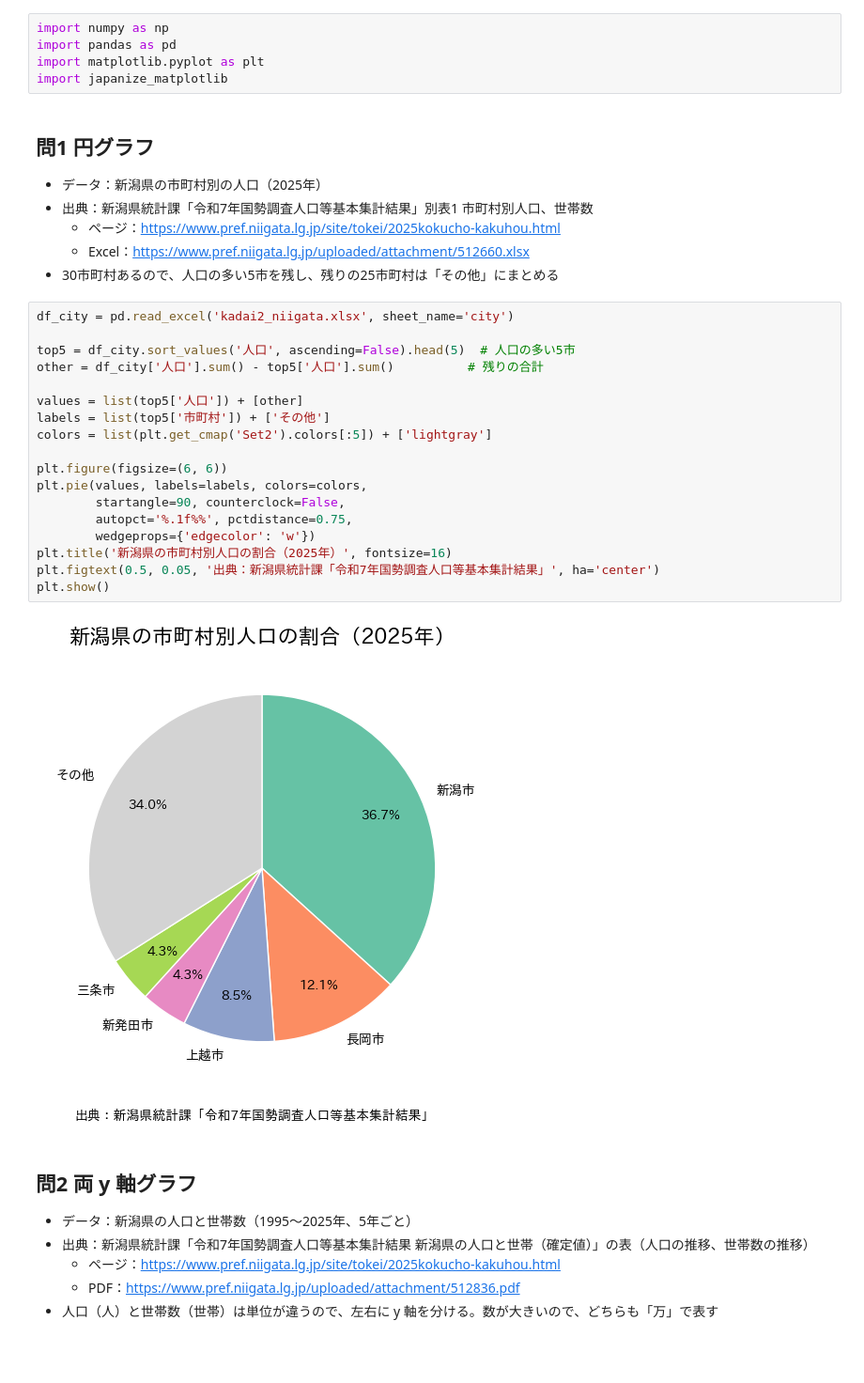
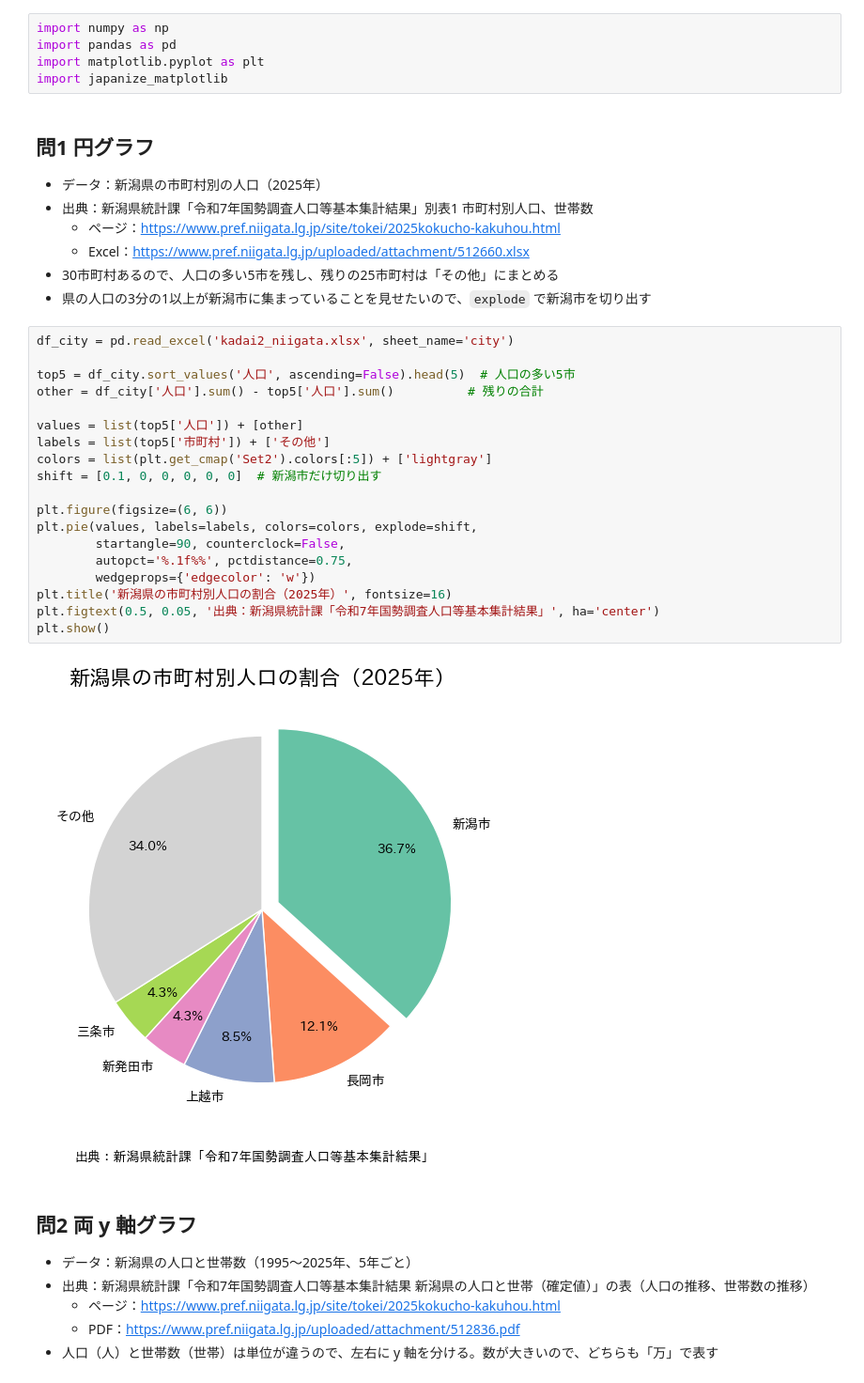
Before and after one commit to CreativeStudies-NGT/lectures, a Jupyter notebook: dsa/DSA2026_第２回課題_模範解答.ipynb, the cells around one changed output. Shown at 94% size. Cells and saved outputs as stored; diff of their text form; blank space fills up the shorter version.

Commit message:
Use explode in pie chart of DSA2026 assignment 2 model answer
Co-Authored-By: Claude Opus 5.5 <noreply@anthropic.com>

```diff
--- a/dsa/DSA2026_第２回課題_模範解答.ipynb
+++ b/dsa/DSA2026_第２回課題_模範解答.ipynb
@@ -26,26 +26,28 @@ import japanize_matplotlib
   - ページ：https://www.pref.niigata.lg.jp/site/tokei/2025kokucho-kakuhou.html
   - Excel：https://www.pref.niigata.lg.jp/uploaded/attachment/512660.xlsx
 - 30市町村あるので、人口の多い5市を残し、残りの25市町村は「その他」にまとめる
+- 県の人口の3分の1以上が新潟市に集まっていることを見せたいので、`explode` で新潟市を切り出す
 # %%
 df_city = pd.read_excel('kadai2_niigata.xlsx', sheet_name='city')
 
 top5 = df_city.sort_values('人口', ascending=False).head(5)  # 人口の多い5市
 other = df_city['人口'].sum() - top5['人口'].sum()          # 残りの合計
 
 values = list(top5['人口']) + [other]
 labels = list(top5['市町村']) + ['その他']
 colors = list(plt.get_cmap('Set2').colors[:5]) + ['lightgray']
+shift = [0.1, 0, 0, 0, 0, 0]  # 新潟市だけ切り出す
 
 plt.figure(figsize=(6, 6))
-plt.pie(values, labels=labels, colors=colors,
+plt.pie(values, labels=labels, colors=colors, explode=shift,
         startangle=90, counterclock=False,
         autopct='%.1f%%', pctdistance=0.75,
         wedgeprops={'edgecolor': 'w'})
 plt.title('新潟県の市町村別人口の割合（2025年）', fontsize=16)
 plt.figtext(0.5, 0.05, '出典：新潟県統計課「令和7年国勢調査人口等基本集計結果」', ha='center')
 plt.show()
 # %% [output]
-[figure, old version]
+[figure, new version]
 # %% [markdown]
 ## 問2 両 y 軸グラフ
 
```
